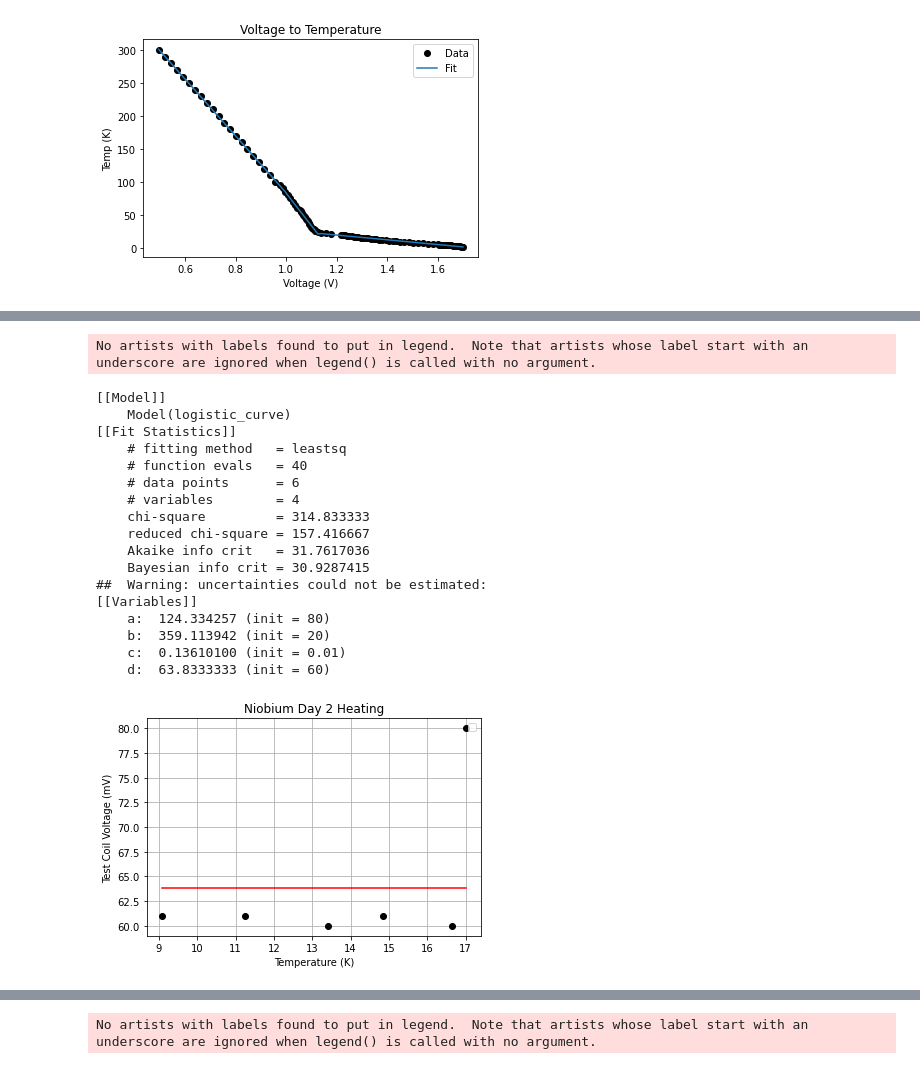
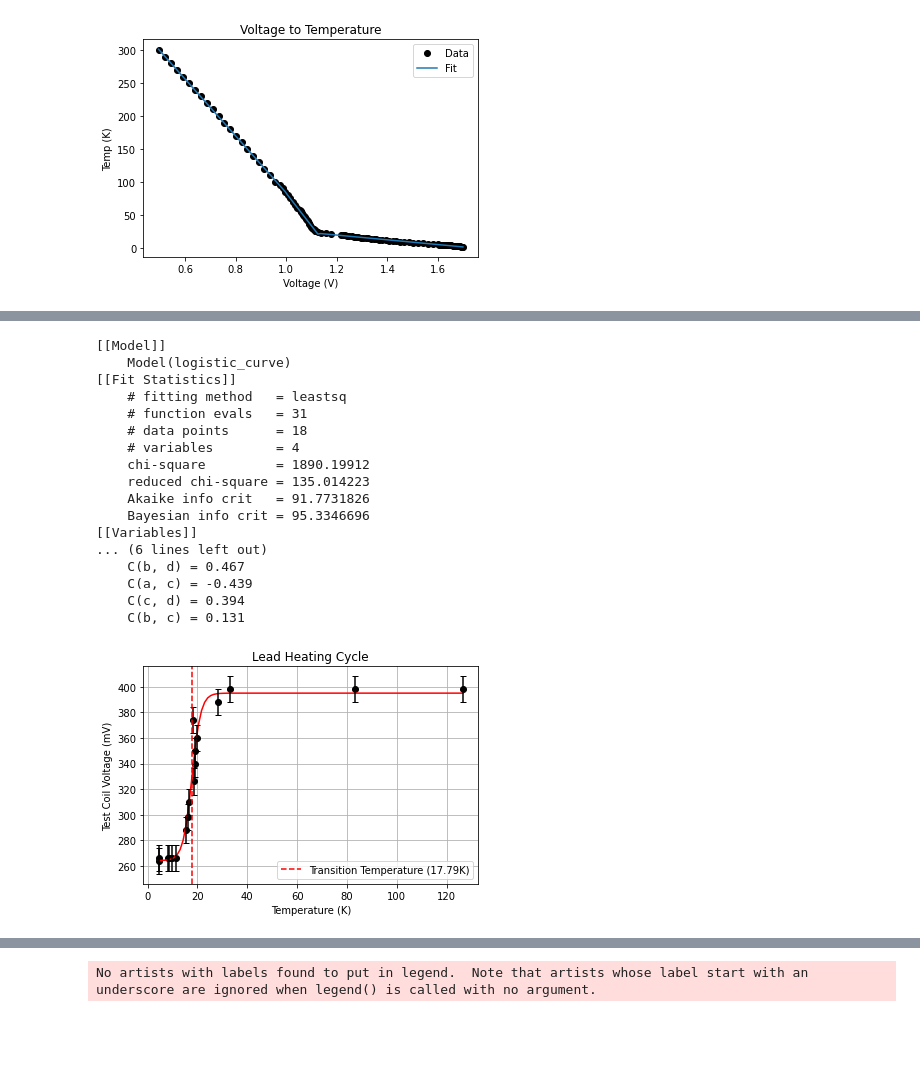
Before and after one commit to ellisonscheuller/8.14, a Jupyter notebook: superconductivity_code.ipynb, the cells around one changed output, grey strips where cells are left out. Cells and saved outputs as stored; diff of their text form; code cells hidden in the pictures; blank space fills up the shorter version.

```diff
--- a/superconductivity_code.ipynb
+++ b/superconductivity_code.ipynb
@@ -314,4 +664,6 @@ No artists with labels found to put in legend.  Note that artists whose label st
 # %%
+
+
 def plot_csv_and_fit_logistic_curve(csv_file_path):
     x_values = []
     y_values = []
@@ -325,7 +677,7 @@ def plot_csv_and_fit_logistic_curve(csv_file_path):
 
     # Plotting the original data
     plt.plot(x_values, y_values, marker='o', linestyle='', color = 'black')
-    plt.title('Niobium Day 2 Curiosity')
+    plt.title('Lead Cooling Cycle')
     plt.xlabel('Temperature (K)')
     plt.ylabel('Test Coil Voltage (mV)')
     plt.grid(True)
@@ -338,7 +690,7 @@ def plot_csv_and_fit_logistic_curve(csv_file_path):
     model = Model(logistic_curve)
 
     # Set initial parameter values
-    params = model.make_params(a=max(y_values), b=20, c=0.01, d=min(y_values))
+    params = model.make_params(a=max(y_values), b=17, c=0.4, d=min(y_values))
 
     # Fit the model to the data
     result = model.fit(y_values, params, x=x_values, method='leastsq')
@@ -351,11 +703,21 @@ def plot_csv_and_fit_logistic_curve(csv_file_path):
     y_fit = result.eval(x=x_fit)
     plt.plot(x_fit, y_fit, color='red')
 
+
+    # Retrieve the residuals
+    residuals = result.residual
+
+    # Calculate the standard deviation of residuals
+    std_residuals = np.std(residuals)
+
+    # Add error bars to the original data centered on the data points
+    plt.errorbar(x_values, y_values, yerr=std_residuals, fmt='none', color='black', capsize=3)
+
     plt.legend()
     plt.show()
 
 # Replace 'temp_data_2_15.csv' with the path to your CSV file
-csv_file_path = 'niobium_2_cooling.csv'
+csv_file_path = 'lead_data.csv'
 plot_csv_and_fit_logistic_curve(csv_file_path)
 # %% [output]
 No artists with labels found to put in legend.  Note that artists whose label start with an underscore are ignored when legend() is called with no argument.
@@ -380,4 +742,5 @@ No artists with labels found to put in legend.  Note that artists whose label st
 # %%
+
 def plot_csv_and_fit_logistic_curve(csv_file_path):
     x_values = []
     y_values = []
@@ -391,56 +754,67 @@ def plot_csv_and_fit_logistic_curve(csv_file_path):
 
     # Plotting the original data
     plt.plot(x_values, y_values, marker='o', linestyle='', color = 'black')
-    plt.title('Niobium Day 2 Heating')
+    plt.title('Lead Heating Cycle')
     plt.xlabel('Temperature (K)')
     plt.ylabel('Test Coil Voltage (mV)')
     plt.grid(True)
 
     # Define the logistic curve model function
     def logistic_curve(x, a, b, c, d):
         return a / (1 + np.exp(-c * (x - b))) + d
 
     # Create a lmfit model using the logistic curve function
     model = Model(logistic_curve)
 
     # Set initial parameter values
-    params = model.make_params(a=max(y_values), b=20, c=0.01, d=min(y_values))
+    params = model.make_params(a=max(y_values), b=17, c=0.4, d=min(y_values))
 
     # Fit the model to the data
     result = model.fit(y_values, params, x=x_values, method='leastsq')
 
     # Print fitting results
     print(result.fit_report())
 
     # Plot the fitted logistic curve
     x_fit = np.linspace(min(x_values), max(x_values), 100)
     y_fit = result.eval(x=x_fit)
     plt.plot(x_fit, y_fit, color='red')
 
+
+    # Retrieve the residuals
+    residuals = result.residual
+
+    # Calculate the standard deviation of residuals
+    std_residuals = np.std(residuals)
+
+    # Add error bars to the original data centered on the data points
+    plt.errorbar(x_values, y_values, yerr=std_residuals, fmt='none', color='black', capsize=3)
+    plt.axvline(x=17.7877263, color='red', linestyle='--', label=f'Transition Temperature (17.79K)')  # Draw vertical dashed line at the average voltage
+
+
     plt.legend()
     plt.show()
 
 # Replace 'temp_data_2_15.csv' with the path to your CSV file
-csv_file_path = 'niobium_2_heating.csv'
+csv_file_path = 'lead_data_heating.csv'
 plot_csv_and_fit_logistic_curve(csv_file_path)
 # %% [output]
-No artists with labels found to put in legend.  Note that artists whose label start with an underscore are ignored when legend() is called with no argument.
+[[Model]]
+    Model(logistic_curve)
+[[Fit Statistics]]
+    # fitting method   = leastsq
+    # function evals   = 31
+    # data points      = 18
+    # variables        = 4
+    chi-square         = 1890.19912
+    reduced chi-square = 135.014223
+    Akaike info crit   = 91.7731826
+    Bayesian info crit = 95.3346696
+[[Variables]]
+... (6 lines left out)
+    C(b, d) = 0.467
+    C(a, c) = -0.439
+    C(c, d) = 0.394
+    C(b, c) = 0.131
-[[Model]]
-    Model(logistic_curve)
-[[Fit Statistics]]
-    # fitting method   = leastsq
-    # function evals   = 40
-    # data points      = 6
-    # variables        = 4
-    chi-square         = 314.833333
-    reduced chi-square = 157.416667
-    Akaike info crit   = 31.7617036
-    Bayesian info crit = 30.9287415
-##  Warning: uncertainties could not be estimated:
-[[Variables]]
-    a:  124.334257 (init = 80)
-    b:  359.113942 (init = 20)
-    c:  0.13610100 (init = 0.01)
-    d:  63.8333333 (init = 60)
-[figure, old version]
+[figure, new version]
 # %%
```
Also changed, not shown: parts of 37 cells of this notebook.
